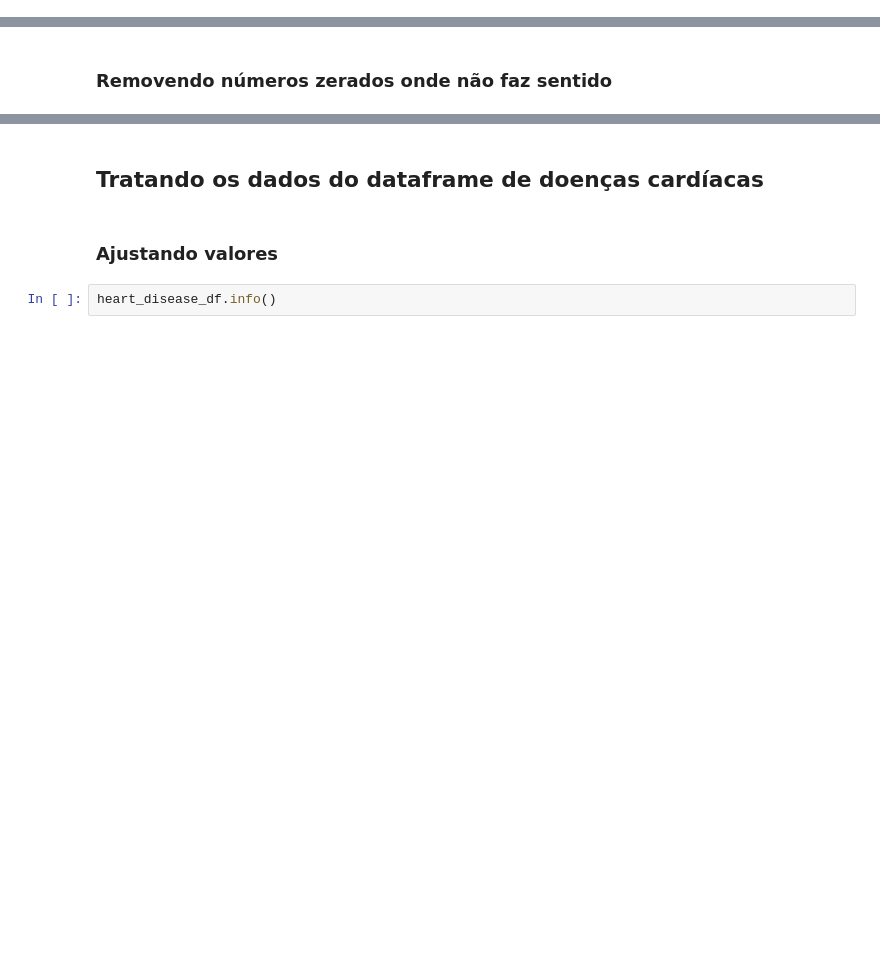
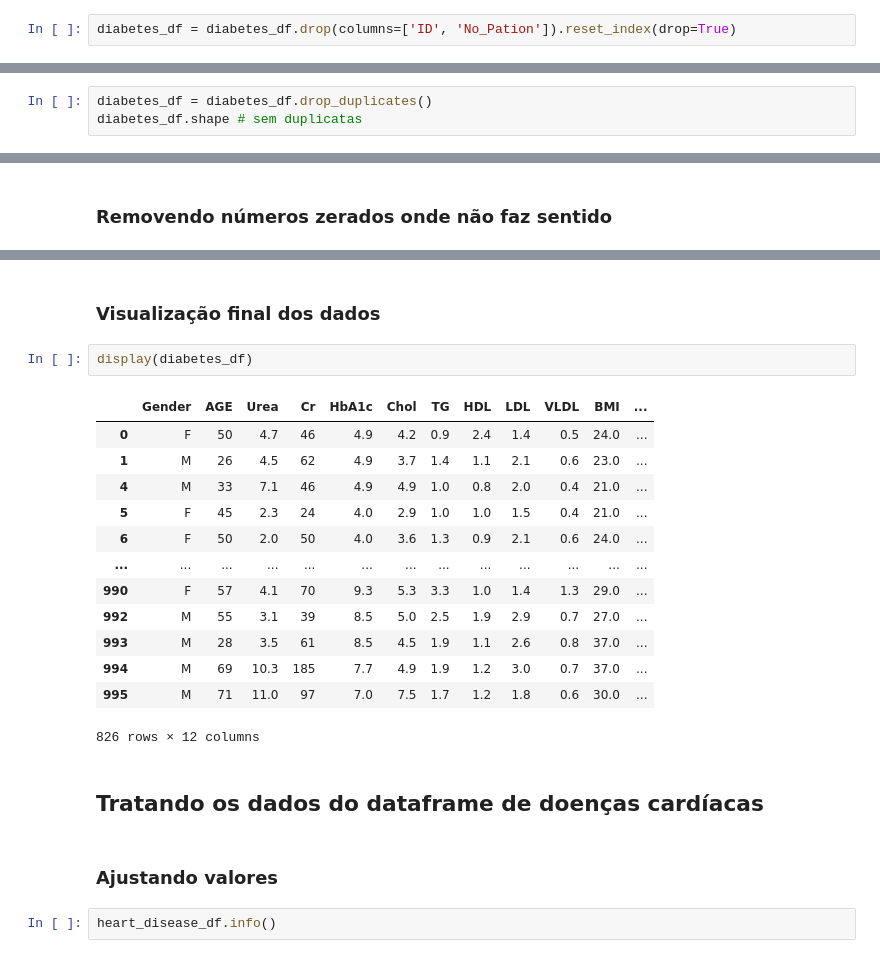
Before and after one commit to Raphael-Marchetti-Calciolari/projects-data-science-diseases-ieee-dataport, a Jupyter notebook: Projeto_Ciencia_de_Dados.ipynb, the cells around one changed output, grey strips where cells are left out. Cells and saved outputs as stored; diff of their text form; blank space fills up the shorter version.

```diff
--- a/Projeto_Ciencia_de_Dados.ipynb
+++ b/Projeto_Ciencia_de_Dados.ipynb
@@ -101,2 +103,4 @@ array(['F', 'M'], dtype=object)
+# %%
+diabetes_df = diabetes_df.drop(columns=['ID', 'No_Pation']).reset_index(drop=True)
 # %% [markdown]
 ### Removendo duplicatas
@@ -102,0 +111,3 @@ array(['F', 'M'], dtype=object)
+# %%
+diabetes_df = diabetes_df.drop_duplicates()
+diabetes_df.shape # sem duplicatas
@@ -107,3 +175,21 @@ array(['F', 'M'], dtype=object)
+# %% [markdown]
+### Visualização final dos dados
+# %%
+display(diabetes_df)
+# %% [output]
+|  | Gender | AGE | Urea | Cr | HbA1c | Chol | TG | HDL | LDL | VLDL | BMI | ... |
+| 0 | F | 50 | 4.7 | 46 | 4.9 | 4.2 | 0.9 | 2.4 | 1.4 | 0.5 | 24.0 | ... |
+| 1 | M | 26 | 4.5 | 62 | 4.9 | 3.7 | 1.4 | 1.1 | 2.1 | 0.6 | 23.0 | ... |
+| 4 | M | 33 | 7.1 | 46 | 4.9 | 4.9 | 1.0 | 0.8 | 2.0 | 0.4 | 21.0 | ... |
+| 5 | F | 45 | 2.3 | 24 | 4.0 | 2.9 | 1.0 | 1.0 | 1.5 | 0.4 | 21.0 | ... |
+| 6 | F | 50 | 2.0 | 50 | 4.0 | 3.6 | 1.3 | 0.9 | 2.1 | 0.6 | 24.0 | ... |
+| ... | ... | ... | ... | ... | ... | ... | ... | ... | ... | ... | ... | ... |
+| 990 | F | 57 | 4.1 | 70 | 9.3 | 5.3 | 3.3 | 1.0 | 1.4 | 1.3 | 29.0 | ... |
+| 992 | M | 55 | 3.1 | 39 | 8.5 | 5.0 | 2.5 | 1.9 | 2.9 | 0.7 | 27.0 | ... |
+| 993 | M | 28 | 3.5 | 61 | 8.5 | 4.5 | 1.9 | 1.1 | 2.6 | 0.8 | 37.0 | ... |
+| 994 | M | 69 | 10.3 | 185 | 7.7 | 4.9 | 1.9 | 1.2 | 3.0 | 0.7 | 37.0 | ... |
+| 995 | M | 71 | 11.0 | 97 | 7.0 | 7.5 | 1.7 | 1.2 | 1.8 | 0.6 | 30.0 | ... |
+826 rows × 12 columns
 # %% [markdown]
 ## Tratando os dados do dataframe de doenças cardíacas
 # %% [markdown]
```
Also changed, not shown: parts of 26 cells of this notebook.
